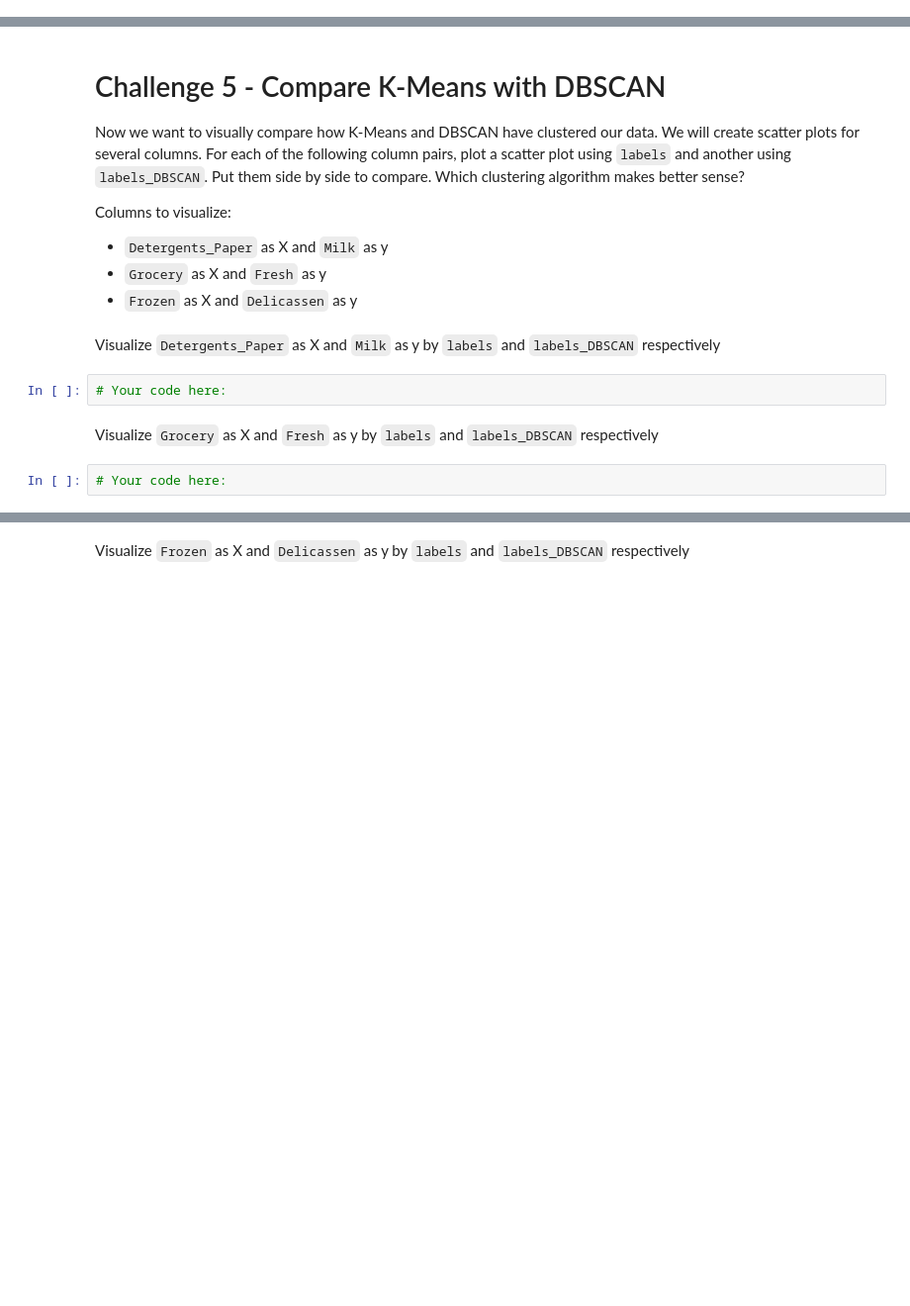
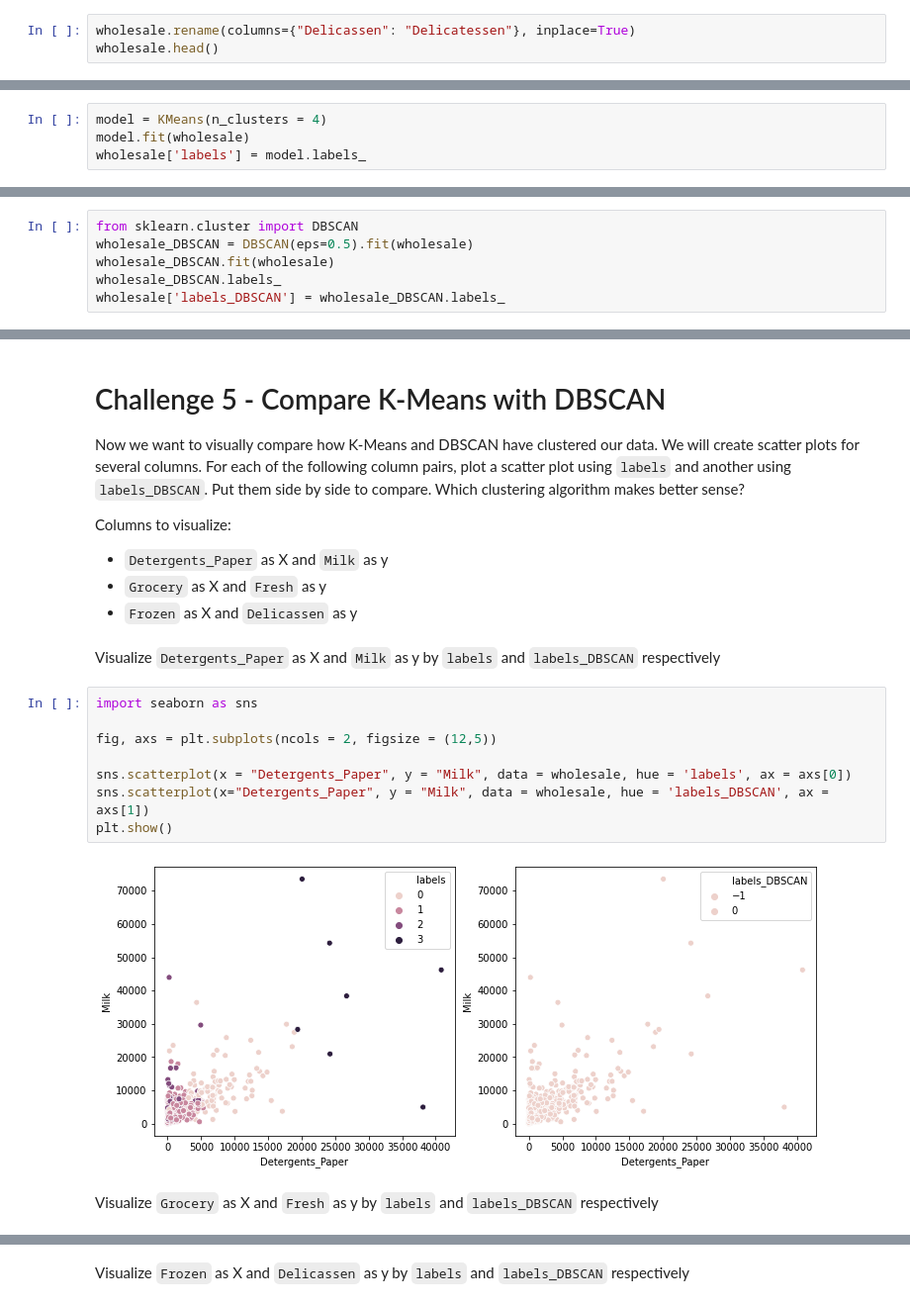
Before and after one commit to ironhack-datalabs/dataV2-labs, a Jupyter notebook: module-3/Unsupervised-Learning/your-code/main.ipynb, the cells around one changed output, grey strips where cells are left out. Shown: that part at 99% size. Drawn from its saved outputs; the diff is of its cells as text; blank space fills up the shorter version.

```diff
--- a/module-3/Unsupervised-Learning/your-code/main.ipynb
+++ b/module-3/Unsupervised-Learning/your-code/main.ipynb
@@ -47,0 +111,3 @@ If your conclusion from the previous challenge is the data need cleaning/transfo
+# %%
+wholesale.rename(columns={"Delicassen": "Delicatessen"}, inplace=True)
+wholesale.head()
@@ -70,2 +146,6 @@ Now let's cluster the data with K-Means first. Initiate the K-Means model, then
+# %%
+model = KMeans(n_clusters = 4)
+model.fit(wholesale)
+wholesale['labels'] = model.labels_
 # %% [markdown]
 Count the values in `labels`.
@@ -80,2 +164,8 @@ Now let's cluster the data using DBSCAN. Use `DBSCAN(eps=0.5)` to initiate the m
+# %%
+from sklearn.cluster import DBSCAN
+wholesale_DBSCAN = DBSCAN(eps=0.5).fit(wholesale)
+wholesale_DBSCAN.fit(wholesale)
+wholesale_DBSCAN.labels_
+wholesale['labels_DBSCAN'] = wholesale_DBSCAN.labels_
 # %% [markdown]
 Count the values in `labels_DBSCAN`.
@@ -93,9 +186,15 @@ Columns to visualize:
 * `Frozen` as X and `Delicassen` as y
 # %% [markdown]
 Visualize `Detergents_Paper` as X and `Milk` as y by `labels` and `labels_DBSCAN` respectively
-# %%
-# Your code here:
+# %%
+import seaborn as sns
+
+fig, axs = plt.subplots(ncols = 2, figsize = (12,5))
+
+sns.scatterplot(x = "Detergents_Paper", y = "Milk", data = wholesale, hue = 'labels', ax = axs[0])
+sns.scatterplot(x="Detergents_Paper", y = "Milk", data = wholesale, hue = 'labels_DBSCAN', ax = axs[1])
+plt.show()
+# %% [output]
+[figure, added]
 # %% [markdown]
 Visualize `Grocery` as X and `Fresh` as y by `labels` and `labels_DBSCAN` respectively
-# %%
-# Your code here:
```
Also changed, not shown: parts of 31 cells of this notebook.
